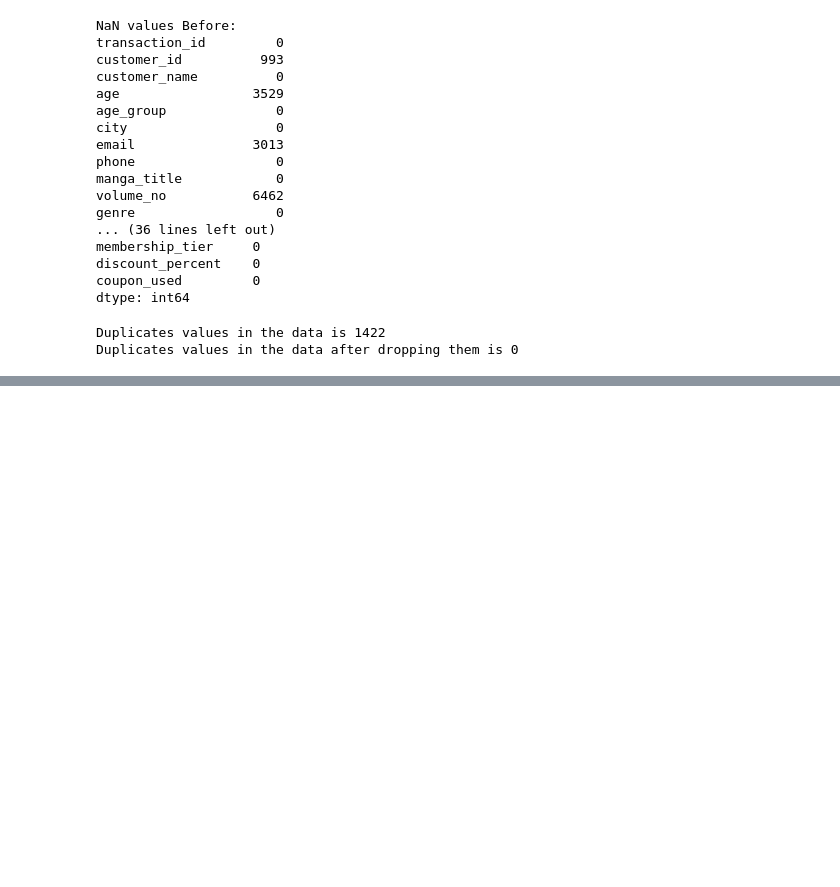
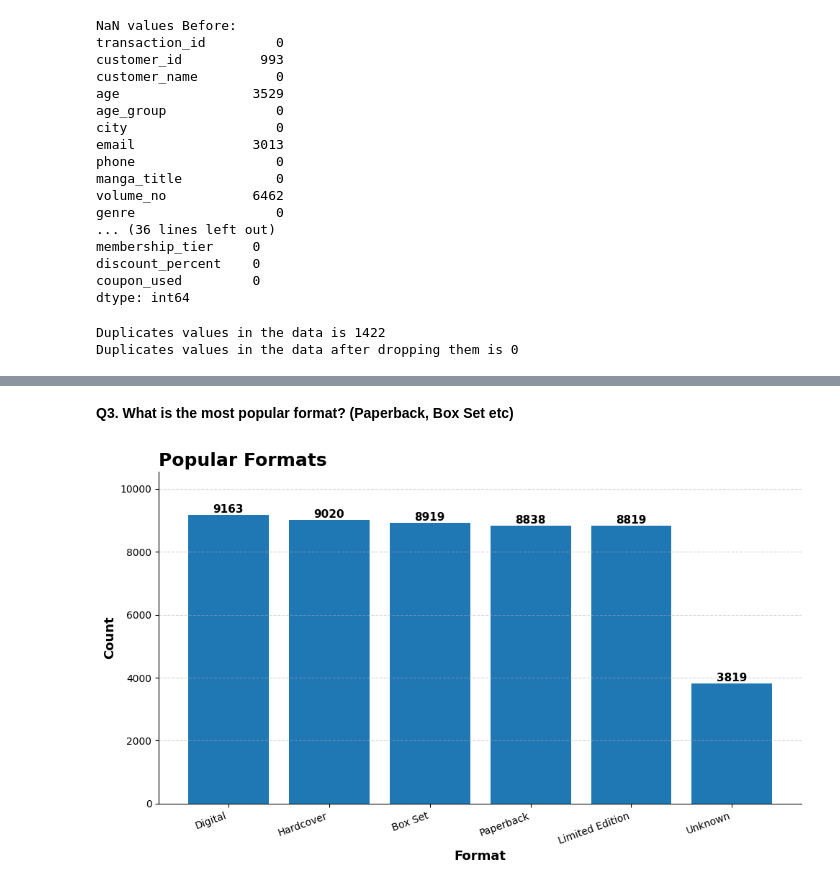
Before and after one commit to Abhaypanchal5/Data-Analytics-Portfolio, a Jupyter notebook: 04_End-To-End-Project/Manga Sales/NoteBook/Manga.ipynb, the cells around one changed output, grey strips where cells are left out. Drawn from its saved outputs; the diff is of its cells as text; code cells hidden in the pictures; blank space fills up the shorter version.

```diff
--- a/04_End-To-End-Project/Manga Sales/NoteBook/Manga.ipynb
+++ b/04_End-To-End-Project/Manga Sales/NoteBook/Manga.ipynb
@@ -399,0 +496,41 @@ Duplicates values in the data after dropping them is 0
+# %% [markdown]
+**Q3. What is the most popular format? (Paperback, Box Set etc)**
+# %%
+import matplotlib.ticker as mtick
+
+plot = df_copy['format'].value_counts()
+
+plt.figure(figsize=(10,6))
+
+bars = plt.bar(plot.index, plot.values)
+
+
+plt.xticks(rotation=20, ha='right')
+
+ax = plt.gca()
+
+for bar in bars:
+    height = bar.get_height()
+    plt.text(
+        bar.get_x() + bar.get_width()/2,
+        height,
+        f"{height}",
+        ha='center',
+        va='bottom',
+        fontsize=11,
+        weight='bold'
+    )
+
+plt.title('Popular Formats', fontsize=18, weight='bold',loc='left')
+plt.ylabel('Count', fontsize=13, weight='bold')
+plt.xlabel('Format', fontsize=13, weight='bold')
+
+ax.spines[['top','right']].set_visible(False)
+ax.yaxis.grid(True, linestyle='--', alpha=0.5)
+
+plt.ylim(0, plot.max() * 1.15)
+
+plt.tight_layout()
+plt.show()
+# %% [output]
+[figure, added]
```
Also changed, not shown: parts of 20 cells of this notebook.
